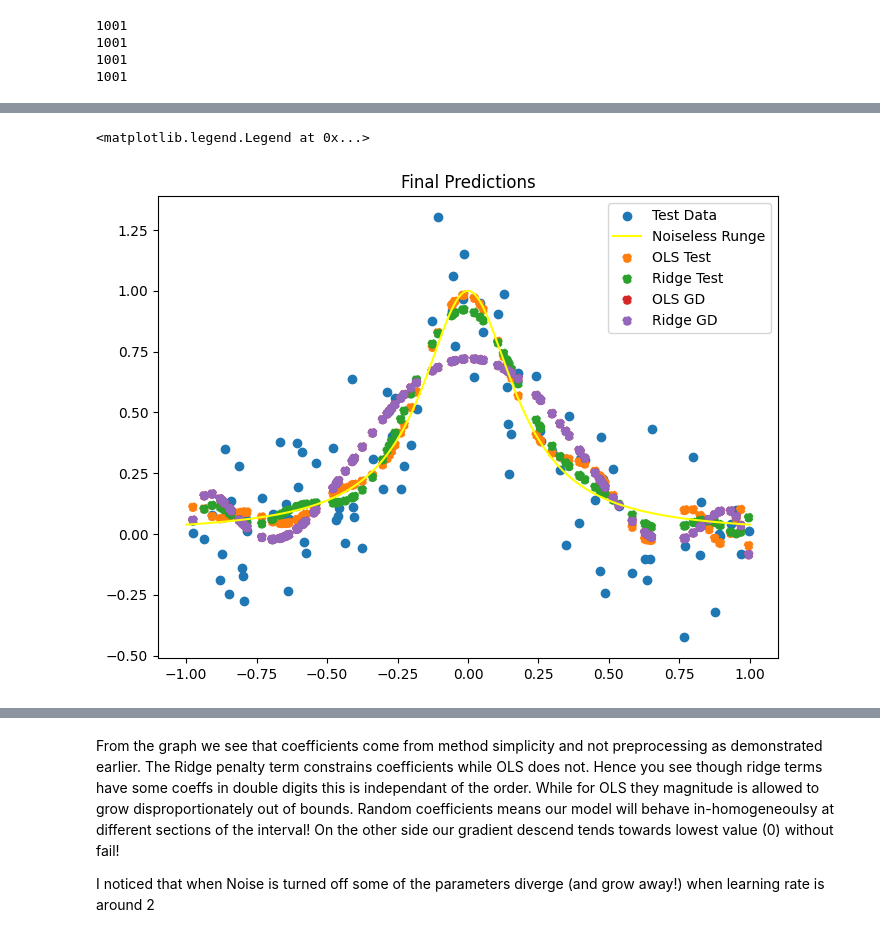
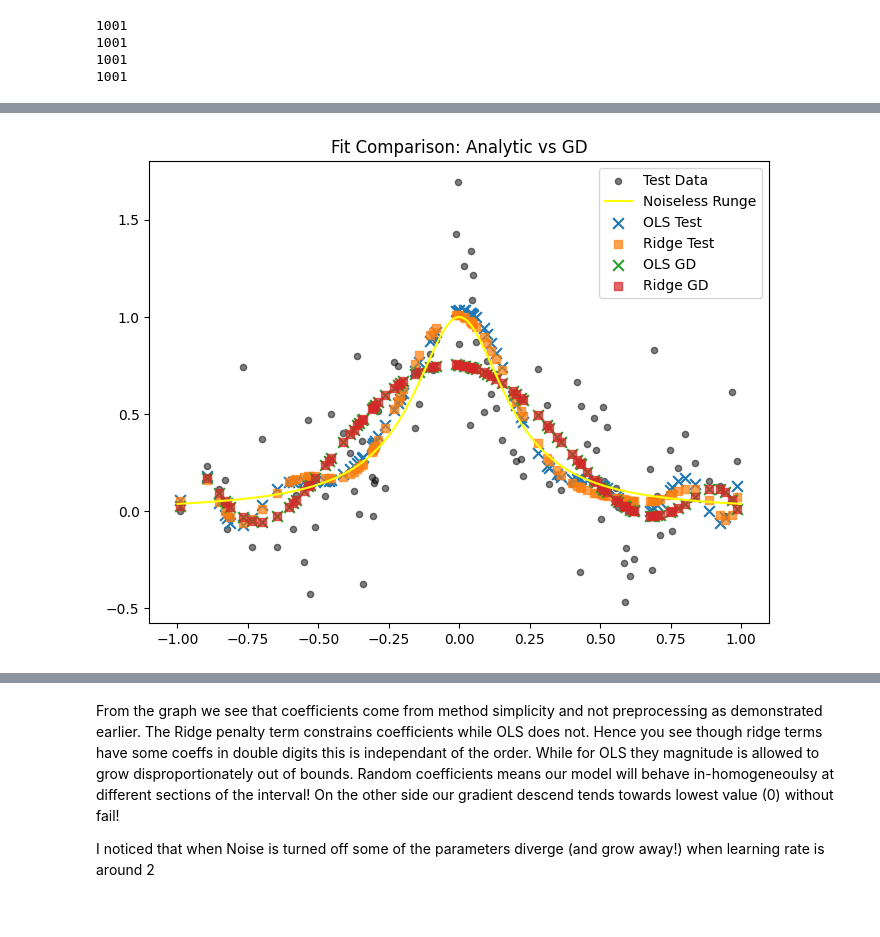
Before and after one commit to 4Lexium/Data-Analysis-and-Machine-Learning, a Jupyter notebook: project1/project1.ipynb, the cells around one changed output, grey strips where cells are left out. Cells and saved outputs as stored; diff of their text form; code cells hidden in the pictures.

```diff
--- a/project1/project1.ipynb
+++ b/project1/project1.ipynb
@@ -431,14 +431,5 @@ plt.show()
-# %%
-# The Effect is Insane!
-# In limiting N>>1, we have on average added 0, but individual values can still with ease outmatch y(x) abs(x)<1, hence we divide by 4
-def runge_function(N, noise=True):
-    x = np.linspace(-1, 1, N)
-    y = 1/(1+25*x**2)
-    if noise:
-        y += 0.25*np.random.normal(0, 0.1, size=N)
-    return x, y
 # %%
-N = 500
+N = 300
 P = 80
 degree_vec = np.arange(1, P+1)
 lambda_vec = np.array([1e-8, 1e-3])
@@ -526,7 +591,7 @@ def get_grad_OLS(theta, FM, y, n):
     return (2.0/n) * FM.T @ (FM @ theta - y)
 
 def get_grad_Ridge(theta, FM, y, lam, n):
-    return get_grad_OLS(theta, FM, y, n) + 2*lam*theta/n
+    return get_grad_OLS(theta, FM, y, n) + 2*lam*theta    #/n
 # %%
 def simple_gradient_descend(X_train_scaled, X_test_scaled, y_sc, y_offset, y_test, max_eig, eta_vec, mode, l_val):
     eta_vec_scaled = eta_vec / max_eig
@@ -600,13 +665,6 @@ def simple_gradient_descend_old(N, degree, eta_vec, mode='ols', lambda_val=None,
     return log_Ridge
 # %% [markdown]
 ### Test Fit
-# %%
-def runge_function(N, noise=True):
-    x = np.linspace(-1, 1, N)
-    y = 1/(1+25*x**2)
-    if noise:
-        y += np.random.normal(0, 0.2, size=N)
-    return x, y
 # %%
 N = 500
 P = 15
@@ -649,18 +707,18 @@ plt.show()
 # %%
 # Plot 2: Final predictions comparison
 fig, ax = plt.subplots(figsize=(8, 6))
-plt.scatter(x_test, y_test, label='Test Data')
+plt.scatter(x_test, y_test, label='Test Data',s=20, color='black',alpha=0.5)
 plt.plot(plot_xaxis2, plot_yaxis2, label='Noiseless Runge', color='yellow')
-plt.scatter(x_test, X_test_scaled@theta_ols + y_offset, ls='--', label='OLS Test')
-plt.scatter(x_test, X_test_scaled@theta_ridge + y_offset, ls='--', label='Ridge Test')
-plt.scatter(x_test, X_test_scaled@log_OLS[0][-1] + y_offset, ls='--', label='OLS GD')
-plt.scatter(x_test, X_test_scaled@log_Ridge[0][-1] + y_offset, ls='--', label='Ridge GD')
-plt.title('Final Predictions')
+plt.scatter(x_test, X_test_scaled@theta_ols + y_offset, marker='x', s=60, label='OLS Test', alpha=1)
+plt.scatter(x_test, X_test_scaled@theta_ridge + y_offset, marker='s', s=30, label='Ridge Test', alpha=0.7)
+plt.scatter(x_test, X_test_scaled@log_OLS[0][-1] + y_offset, marker='x', s=60, label='OLS GD', alpha=1)
+plt.scatter(x_test, X_test_scaled@log_Ridge[0][-1] + y_offset, marker='s', s=30, label='Ridge GD',alpha=0.7)
+plt.title('Fit Comparison: Analytic vs GD')
+plt.legend()
 plt.savefig(rf"{figpath}\ols_ridge_GD_predictions.png")
-plt.legend()
+plt.show()
 # %% [output]
-<matplotlib.legend.Legend at 0x...>
-[figure, old version]
+[figure, new version]
 # %%
 # Pick 6 theta indices you want to show
 theta_indices = [2, 14, 3, 7]  #1, 3, 6, 7. 14
```
Also changed, not shown: parts of 31 cells of this notebook.
